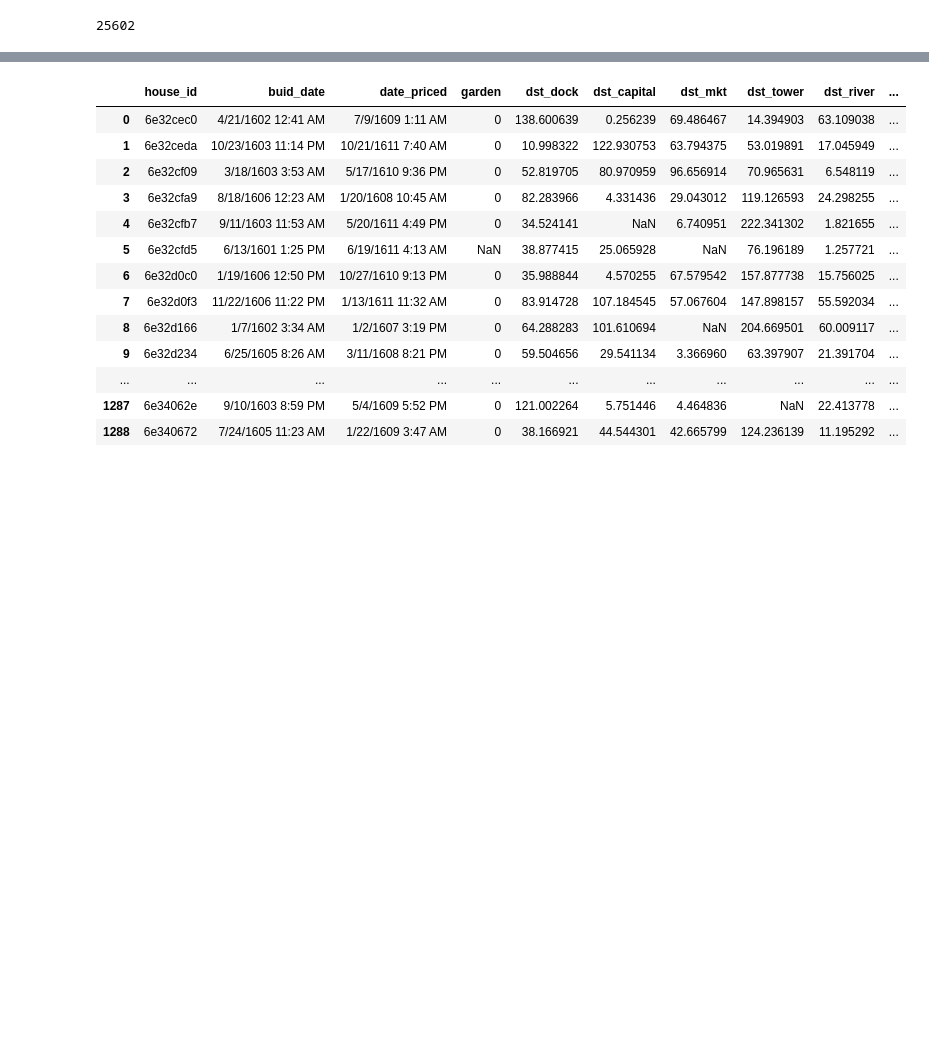
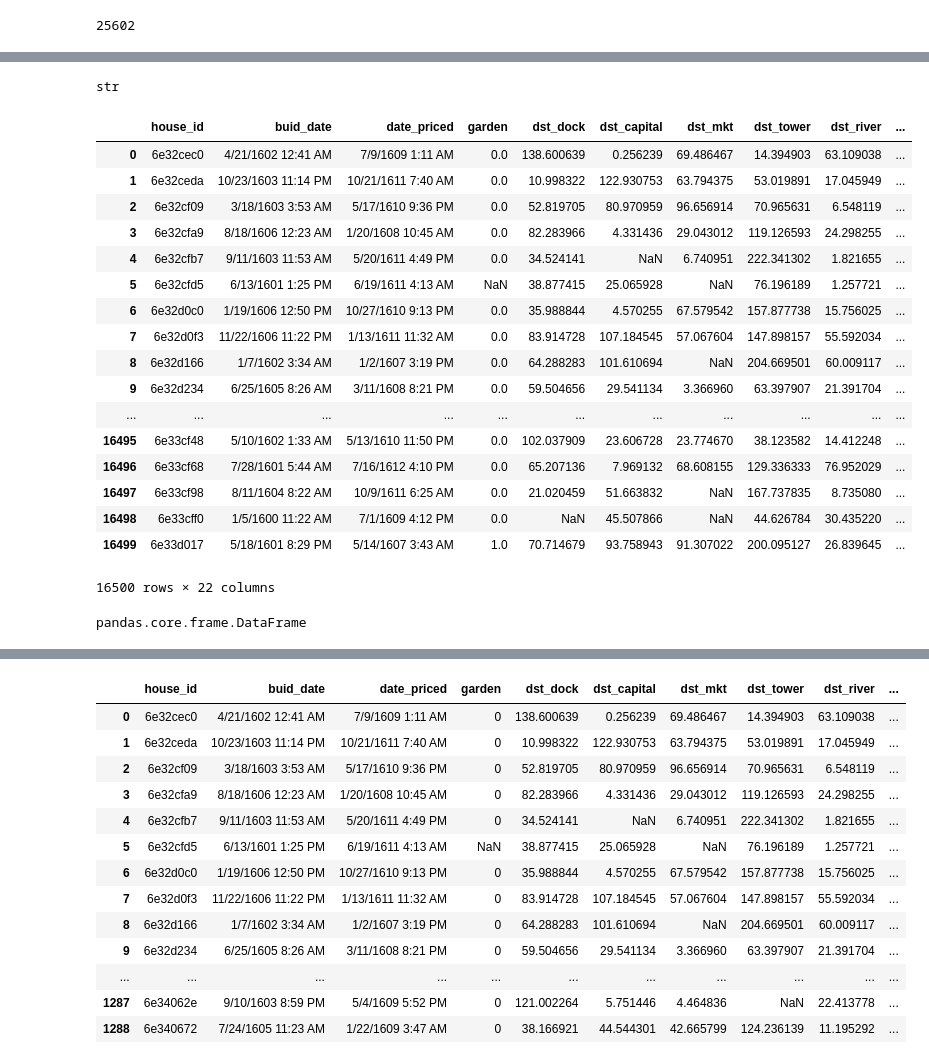
Before and after one commit to jangidnaval/Housing-Prices, a Jupyter notebook: scripts/preprocess/make_csv.ipynb, the cells around one changed output, grey strips where cells are left out. Saved outputs shown, nothing was run; the diff lists cells and outputs as text; code cells hidden in the pictures; blank space fills up the shorter version.

Commit message:
train test csv created

```diff
--- a/scripts/preprocess/make_csv.ipynb
+++ b/scripts/preprocess/make_csv.ipynb
@@ -169,0 +187,13 @@ df.to_csv('Bob.csv',index=None)
+# %%
+df=pd.read_csv('final_csv.csv')
+#adding prices with created csv and dataframe
+price=pd.read_csv('house_prices.csv')
+missing=pd.read_csv('missing.csv')
+#rename column names
+price.columns=['house_id','price']
+missing.columns=['house_id']
+train_data=pd.merge(df,price,how='inner',on=['house_id'])
+test_data=pd.merge(df,missing,how='inner',on=['house_id'])
+
+train_data.to_csv('train.csv',index=None)
+test_data.to_csv('test.csv',index=None)
@@ -169,0 +221,29 @@ df.to_csv('Bob.csv',index=None)
+# %%
+type(price['house_id'][0])
+# %% [output]
+str
+# %%
+train_data
+# %% [output]
+|  | house_id | buid_date | date_priced | garden | dst_dock | dst_capital | dst_mkt | dst_tower | dst_river | ... |
+| 0 | 6e32cec0 | 4/21/1602 12:41 AM | 7/9/1609 1:11 AM | 0.0 | 138.600639 | 0.256239 | 69.486467 | 14.394903 | 63.109038 | ... |
+| 1 | 6e32ceda | 10/23/1603 11:14 PM | 10/21/1611 7:40 AM | 0.0 | 10.998322 | 122.930753 | 63.794375 | 53.019891 | 17.045949 | ... |
+| 2 | 6e32cf09 | 3/18/1603 3:53 AM | 5/17/1610 9:36 PM | 0.0 | 52.819705 | 80.970959 | 96.656914 | 70.965631 | 6.548119 | ... |
+| 3 | 6e32cfa9 | 8/18/1606 12:23 AM | 1/20/1608 10:45 AM | 0.0 | 82.283966 | 4.331436 | 29.043012 | 119.126593 | 24.298255 | ... |
+| 4 | 6e32cfb7 | 9/11/1603 11:53 AM | 5/20/1611 4:49 PM | 0.0 | 34.524141 | NaN | 6.740951 | 222.341302 | 1.821655 | ... |
+| 5 | 6e32cfd5 | 6/13/1601 1:25 PM | 6/19/1611 4:13 AM | NaN | 38.877415 | 25.065928 | NaN | 76.196189 | 1.257721 | ... |
+| 6 | 6e32d0c0 | 1/19/1606 12:50 PM | 10/27/1610 9:13 PM | 0.0 | 35.988844 | 4.570255 | 67.579542 | 157.877738 | 15.756025 | ... |
+| 7 | 6e32d0f3 | 11/22/1606 11:22 PM | 1/13/1611 11:32 AM | 0.0 | 83.914728 | 107.184545 | 57.067604 | 147.898157 | 55.592034 | ... |
+| 8 | 6e32d166 | 1/7/1602 3:34 AM | 1/2/1607 3:19 PM | 0.0 | 64.288283 | 101.610694 | NaN | 204.669501 | 60.009117 | ... |
+| 9 | 6e32d234 | 6/25/1605 8:26 AM | 3/11/1608 8:21 PM | 0.0 | 59.504656 | 29.541134 | 3.366960 | 63.397907 | 21.391704 | ... |
+| ... | ... | ... | ... | ... | ... | ... | ... | ... | ... | ... |
+| 16495 | 6e33cf48 | 5/10/1602 1:33 AM | 5/13/1610 11:50 PM | 0.0 | 102.037909 | 23.606728 | 23.774670 | 38.123582 | 14.412248 | ... |
+| 16496 | 6e33cf68 | 7/28/1601 5:44 AM | 7/16/1612 4:10 PM | 0.0 | 65.207136 | 7.969132 | 68.608155 | 129.336333 | 76.952029 | ... |
+| 16497 | 6e33cf98 | 8/11/1604 8:22 AM | 10/9/1611 6:25 AM | 0.0 | 21.020459 | 51.663832 | NaN | 167.737835 | 8.735080 | ... |
+| 16498 | 6e33cff0 | 1/5/1600 11:22 AM | 7/1/1609 4:12 PM | 0.0 | NaN | 45.507866 | NaN | 44.626784 | 30.435220 | ... |
+| 16499 | 6e33d017 | 5/18/1601 8:29 PM | 5/14/1607 3:43 AM | 1.0 | 70.714679 | 93.758943 | 91.307022 | 200.095127 | 26.839645 | ... |
+16500 rows × 22 columns
+# %%
+type(df)
+# %% [output]
+pandas.core.frame.DataFrame
```
Also changed, not shown: parts of 57 cells of this notebook, 12 other files.
